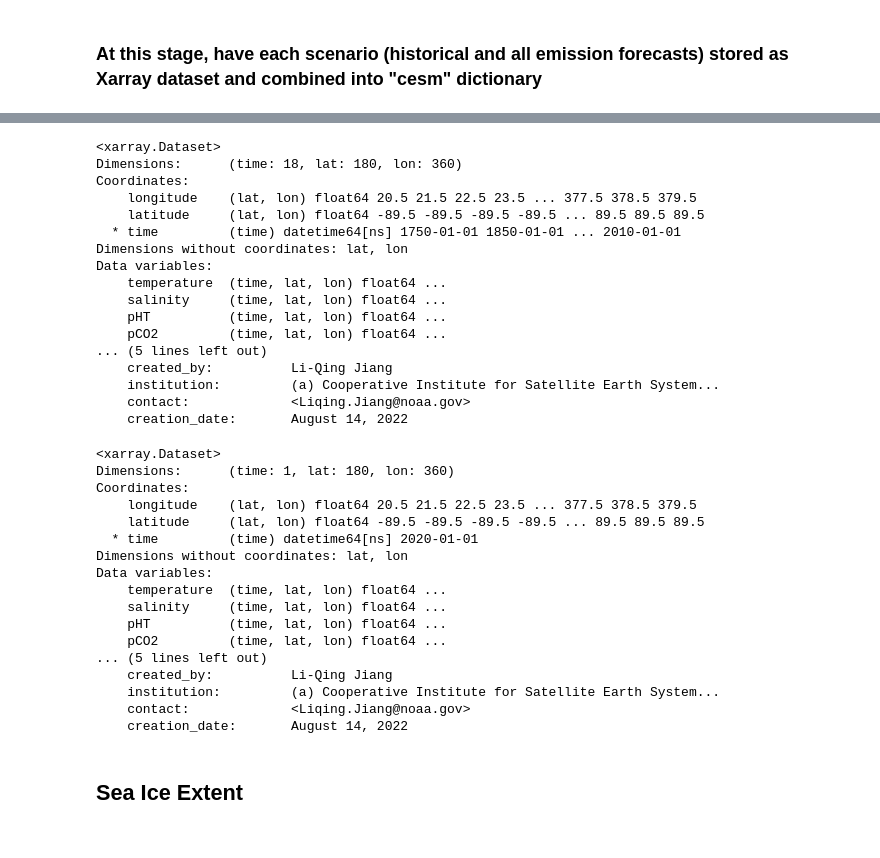
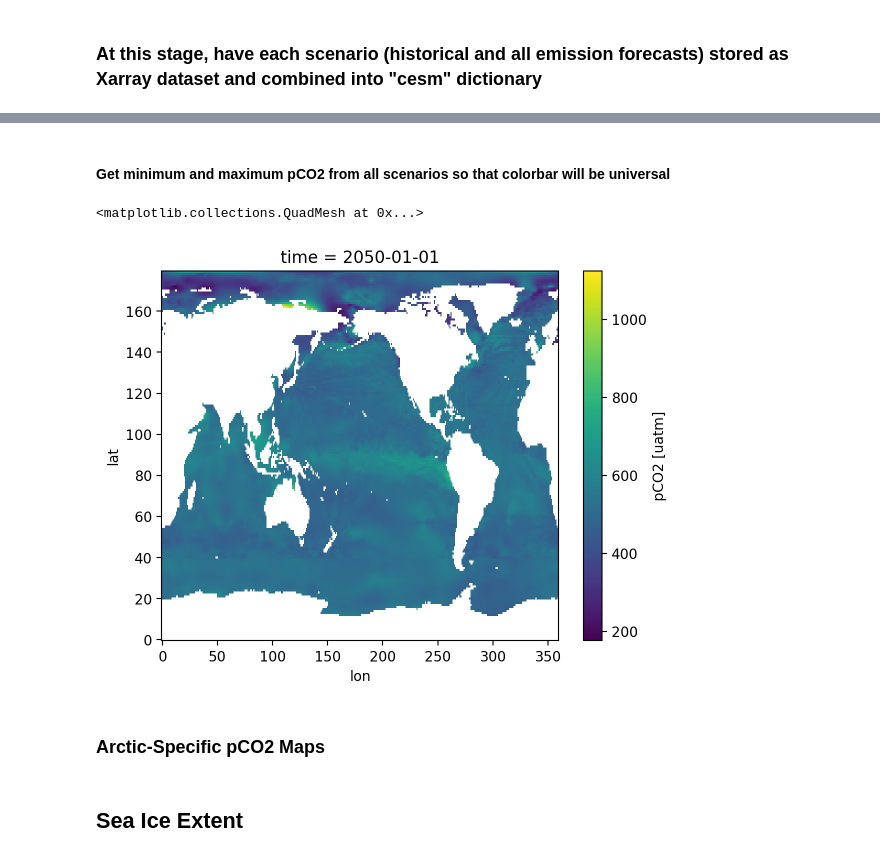
Before and after one commit to juliasimpson97/rces-final-project, a Jupyter notebook: final_project.ipynb, the cells around one changed output, grey strips where cells are left out. Drawn from its saved outputs; the diff is of its cells as text; code cells hidden in the pictures.

```diff
--- a/final_project.ipynb
+++ b/final_project.ipynb
@@ -56,44 +55,7 @@ cesm['ssp126']
 # %%
 for scenario in scenarios:
     cesm[scenario] = cesm[scenario].set_coords(['longitude', 'latitude'])
+    cesm[scenario]['longitude']= cesm[scenario]['longitude']-20.5
     cesm[scenario]['time'] = pd.to_datetime(cesm[scenario].time, format='%Y')
-# %%
-cesm['historical']
-# %% [output]
-<xarray.Dataset>
-Dimensions:      (time: 18, lat: 180, lon: 360)
-Coordinates:
-    longitude    (lat, lon) float64 20.5 21.5 22.5 23.5 ... 377.5 378.5 379.5
-    latitude     (lat, lon) float64 -89.5 -89.5 -89.5 -89.5 ... 89.5 89.5 89.5
-  * time         (time) datetime64[ns] 1750-01-01 1850-01-01 ... 2010-01-01
-Dimensions without coordinates: lat, lon
-Data variables:
-    temperature  (time, lat, lon) float64 ...
-    salinity     (time, lat, lon) float64 ...
-    pHT          (time, lat, lon) float64 ...
-    pCO2         (time, lat, lon) float64 ...
-... (5 lines left out)
-    created_by:          Li-Qing Jiang
-    institution:         (a) Cooperative Institute for Satellite Earth System...
-    contact:             <Liqing.Jiang@noaa.gov>
-    creation_date:       August 14, 2022
-# %%
-cesm['ssp245'].sel(time='2020')
-# %% [output]
-<xarray.Dataset>
-Dimensions:      (time: 1, lat: 180, lon: 360)
-Coordinates:
-    longitude    (lat, lon) float64 20.5 21.5 22.5 23.5 ... 377.5 378.5 379.5
-    latitude     (lat, lon) float64 -89.5 -89.5 -89.5 -89.5 ... 89.5 89.5 89.5
-  * time         (time) datetime64[ns] 2020-01-01
-Dimensions without coordinates: lat, lon
-Data variables:
-    temperature  (time, lat, lon) float64 ...
-    salinity     (time, lat, lon) float64 ...
-    pHT          (time, lat, lon) float64 ...
-    pCO2         (time, lat, lon) float64 ...
-... (5 lines left out)
-    created_by:          Li-Qing Jiang
-    institution:         (a) Cooperative Institute for Satellite Earth System...
-    contact:             <Liqing.Jiang@noaa.gov>
-    creation_date:       August 14, 2022
+# %% [markdown]
+#### Get minimum and maximum pCO2 from all scenarios so that colorbar will be universal
@@ -100,3 +65,10 @@ Data variables:
+# %%
+cesm['ssp585'].sel(time='2050').pCO2.plot()
+# %% [output]
+<matplotlib.collections.QuadMesh at 0x...>
+[figure, added]
+# %% [markdown]
+### Arctic-Specific pCO2 Maps
 # %% [markdown]
 ## Sea Ice Extent
 # %% [markdown]
```
Also changed, not shown: parts of 12 cells of this notebook.
